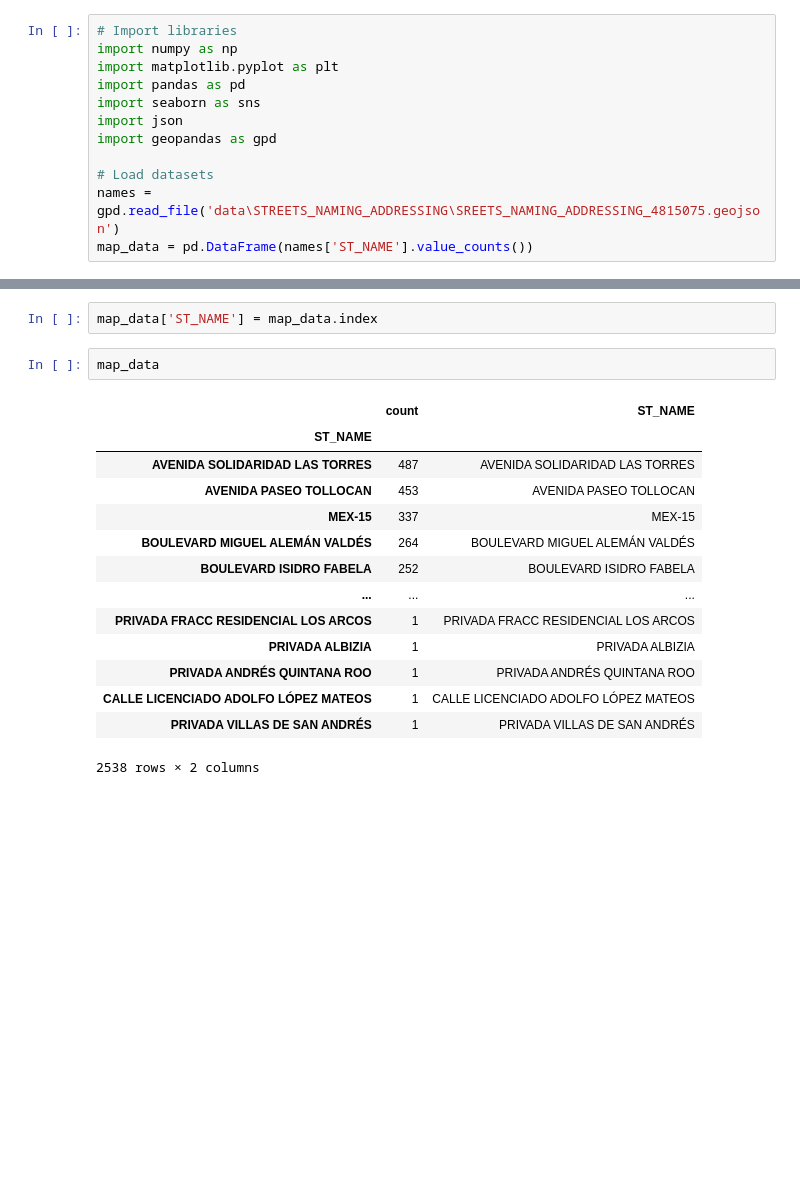
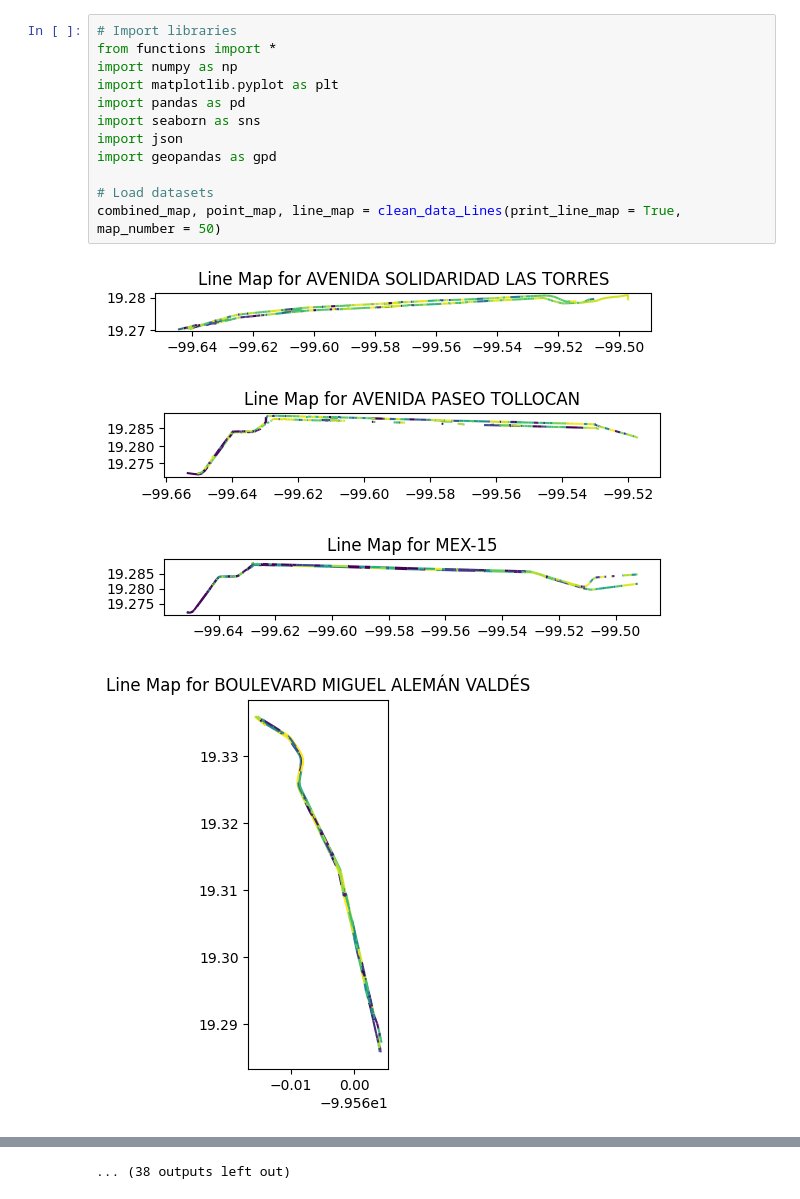
Before and after one commit to KarlaMun/Here-Hackaton, a Jupyter notebook: map_plotting.ipynb, the cells around one changed output, grey strips where cells are left out. Drawn from its saved outputs; the diff is of its cells as text; blank space fills up the shorter version.

Commit message:
Updated map plotting file functions

```diff
--- a/map_plotting.ipynb
+++ b/map_plotting.ipynb
@@ -1,12 +1,17 @@
 # %%
 # Import libraries
+from functions import *
 import numpy as np
 import matplotlib.pyplot as plt
 import pandas as pd
 import seaborn as sns
 import json
 import geopandas as gpd
 
 # Load datasets
-names = gpd.read_file('data\STREETS_NAMING_ADDRESSING\SREETS_NAMING_ADDRESSING_4815075.geojson')
-map_data = pd.DataFrame(names['ST_NAME'].value_counts())
+combined_map, point_map, line_map = clean_data_Lines(print_line_map = True, map_number = 50)
+# %% [output]
+[figure, added]
+[figure, added]
+[figure, added]
+[figure, added]
@@ -13,19 +26 @@ map_data = pd.DataFrame(names['ST_NAME'].value_counts())
+... (38 outputs left out)
-# %%
-map_data['ST_NAME'] = map_data.index
-# %%
-map_data
-# %% [output]
-|  | count | ST_NAME |
-| ST_NAME |  |  |
-| AVENIDA SOLIDARIDAD LAS TORRES | 487 | AVENIDA SOLIDARIDAD LAS TORRES |
-| AVENIDA PASEO TOLLOCAN | 453 | AVENIDA PASEO TOLLOCAN |
-| MEX-15 | 337 | MEX-15 |
-| BOULEVARD MIGUEL ALEMÁN VALDÉS | 264 | BOULEVARD MIGUEL ALEMÁN VALDÉS |
-| BOULEVARD ISIDRO FABELA | 252 | BOULEVARD ISIDRO FABELA |
-| ... | ... | ... |
-| PRIVADA FRACC RESIDENCIAL LOS ARCOS | 1 | PRIVADA FRACC RESIDENCIAL LOS ARCOS |
-| PRIVADA ALBIZIA | 1 | PRIVADA ALBIZIA |
-| PRIVADA ANDRÉS QUINTANA ROO | 1 | PRIVADA ANDRÉS QUINTANA ROO |
-| CALLE LICENCIADO ADOLFO LÓPEZ MATEOS | 1 | CALLE LICENCIADO ADOLFO LÓPEZ MATEOS |
-| PRIVADA VILLAS DE SAN ANDRÉS | 1 | PRIVADA VILLAS DE SAN ANDRÉS |
-2538 rows × 2 columns
```
Also changed, not shown: parts of 4 cells of this notebook, 1 other file.
